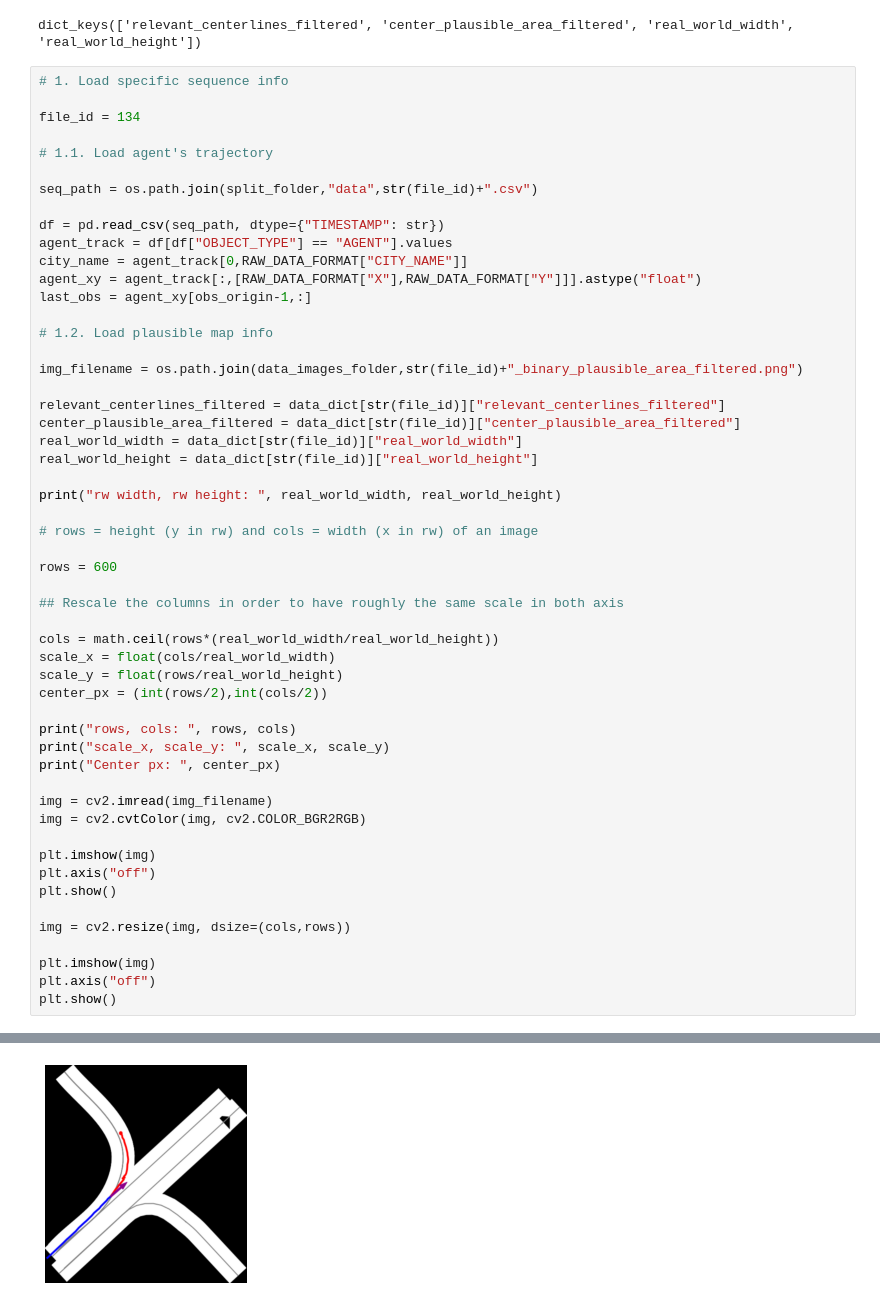
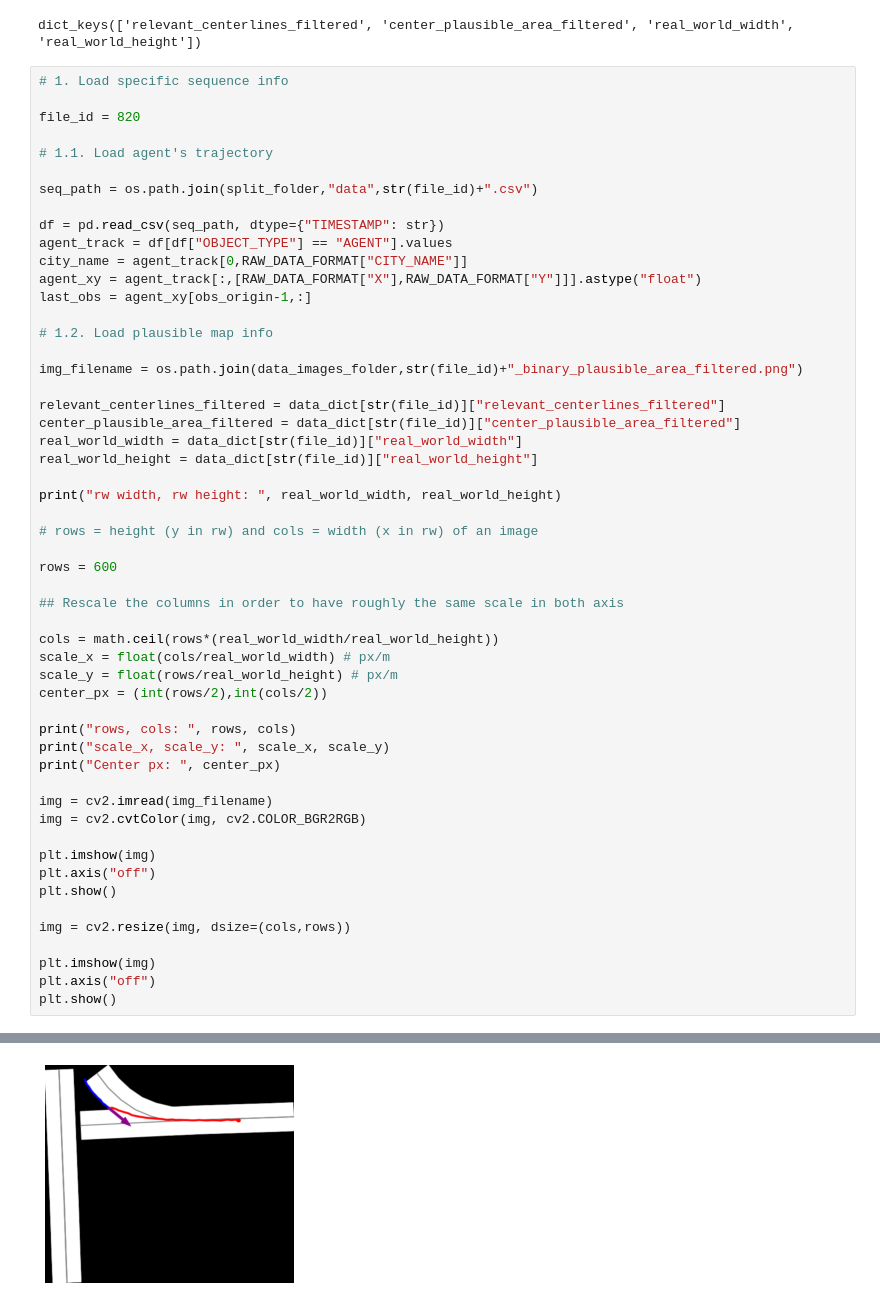
Before and after one commit to Cram3r95/mapfe4mp, a Jupyter notebook: evaluate/argoverse/test_goal_points_smart.ipynb, the cells around one changed output, grey strips where cells are left out. Drawn from its saved outputs; the diff is of its cells as text.

```diff
--- a/evaluate/argoverse/test_goal_points_smart.ipynb
+++ b/evaluate/argoverse/test_goal_points_smart.ipynb
@@ -92,7 +92,7 @@ dict_keys(['relevant_centerlines_filtered', 'center_plausible_area_filtered', 'r
 # %%
 # 1. Load specific sequence info
 
-file_id = 134
+file_id = 820
 
 # 1.1. Load agent's trajectory
 
@@ -122,8 +122,8 @@ rows = 600
 ## Rescale the columns in order to have roughly the same scale in both axis
 
 cols = math.ceil(rows*(real_world_width/real_world_height))
-scale_x = float(cols/real_world_width)
-scale_y = float(rows/real_world_height)
+scale_x = float(cols/real_world_width) # px/m
+scale_y = float(rows/real_world_height) # px/m
 center_px = (int(rows/2),int(cols/2))
 
 print("rows, cols: ", rows, cols)
@@ -151,4 +151,4 @@ Center px:  (300, 278)
-[figure, old version]
+[figure, new version]
 # %%
 # 2. Get random points from the feasible area points (N samples)
 
```
Also changed, not shown: parts of 12 cells of this notebook, 8 other files.
